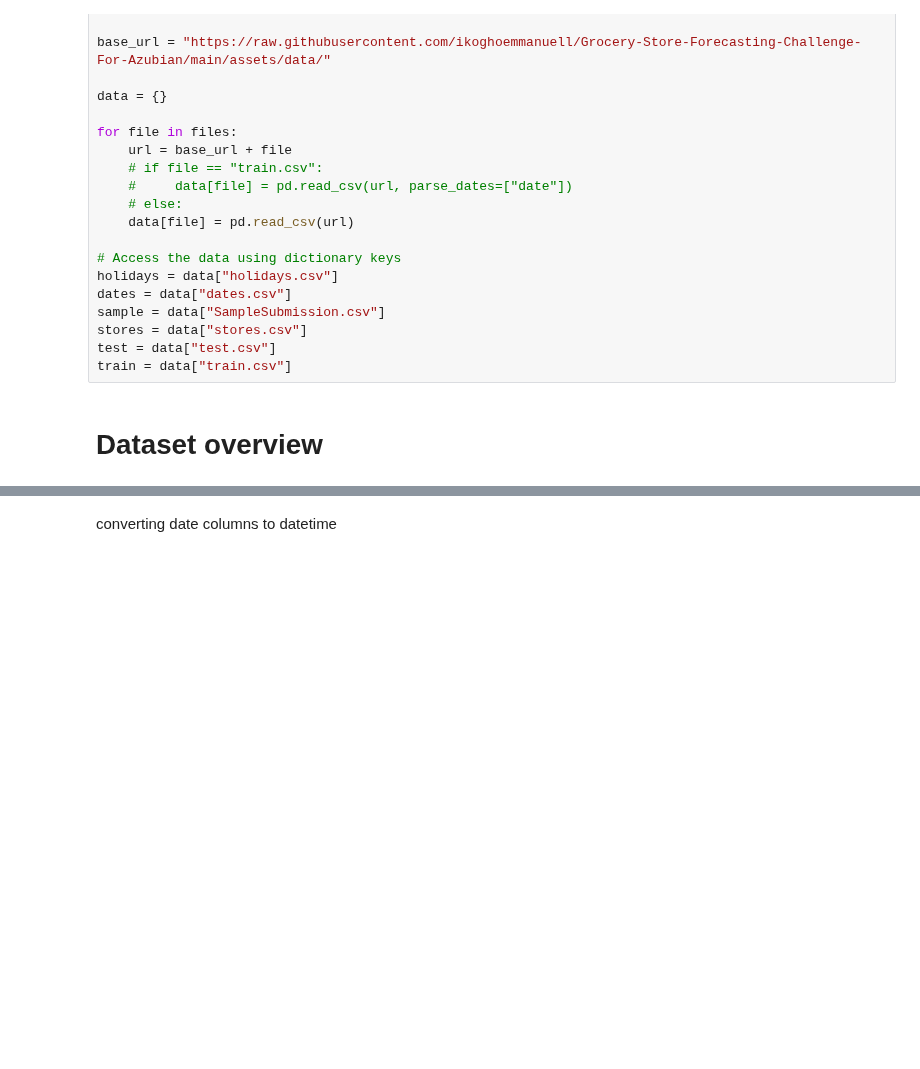
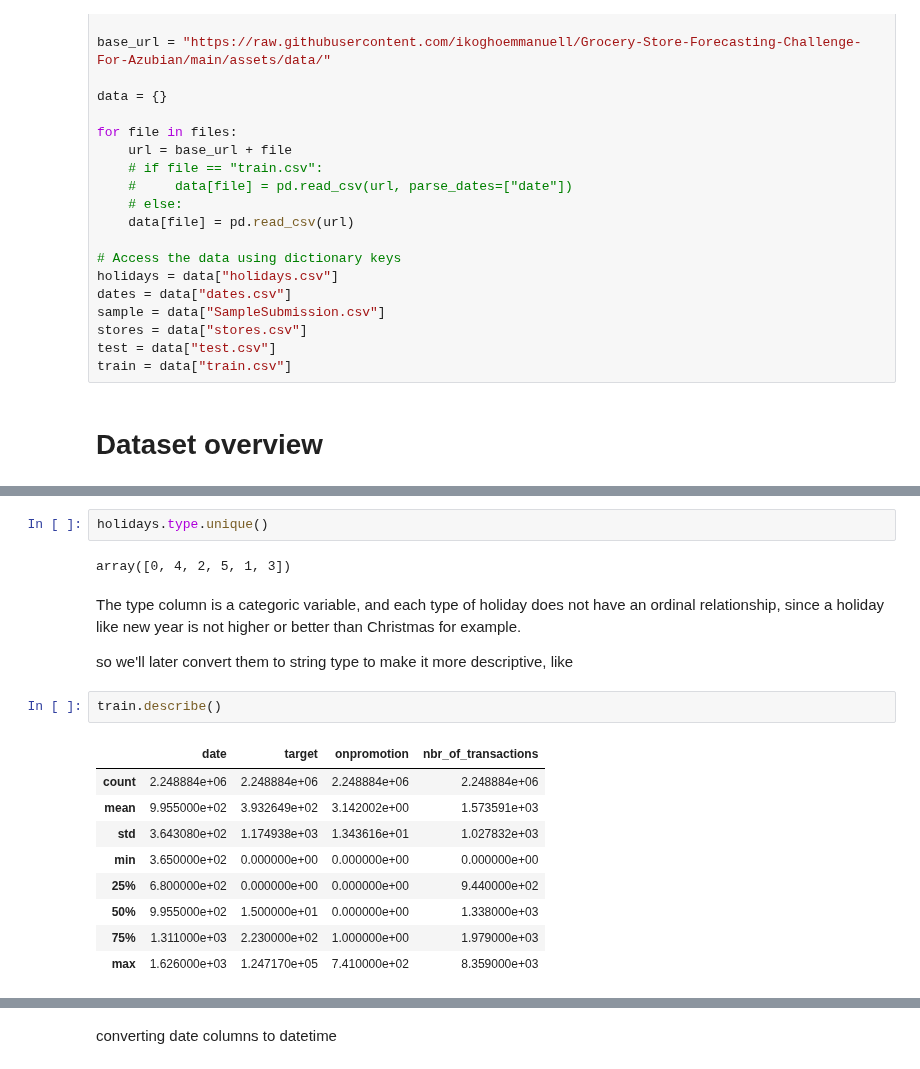
Before and after one commit to ikoghoemmanuell/Grocery-Store-Forecasting-Challenge-For-Azubian, a Jupyter notebook: dev/notebooks/sales.ipynb, the cells around one changed output, grey strips where cells are left out. Drawn from its saved outputs; the diff is of its cells as text; blank space fills up the shorter version.

```diff
--- a/dev/notebooks/sales.ipynb
+++ b/dev/notebooks/sales.ipynb
@@ -104,0 +275,20 @@ memory usage: 1.9+ MB
+# %%
+holidays.type.unique()
+# %% [output]
+array([0, 4, 2, 5, 1, 3])
+# %% [markdown]
+The type column is a categoric variable, and each type of holiday does not have an ordinal relationship, since a holiday like new year is not higher or better than Christmas for example.
+
+so we'll later convert them to string type to make it more descriptive, like
+# %%
+train.describe()
+# %% [output]
+|  | date | target | onpromotion | nbr_of_transactions |
+| count | 2.248884e+06 | 2.248884e+06 | 2.248884e+06 | 2.248884e+06 |
+| mean | 9.955000e+02 | 3.932649e+02 | 3.142002e+00 | 1.573591e+03 |
+| std | 3.643080e+02 | 1.174938e+03 | 1.343616e+01 | 1.027832e+03 |
+| min | 3.650000e+02 | 0.000000e+00 | 0.000000e+00 | 0.000000e+00 |
+| 25% | 6.800000e+02 | 0.000000e+00 | 0.000000e+00 | 9.440000e+02 |
+| 50% | 9.955000e+02 | 1.500000e+01 | 0.000000e+00 | 1.338000e+03 |
+| 75% | 1.311000e+03 | 2.230000e+02 | 1.000000e+00 | 1.979000e+03 |
+| max | 1.626000e+03 | 1.247170e+05 | 7.410000e+02 | 8.359000e+03 |
```
Also changed, not shown: parts of 41 cells of this notebook.
